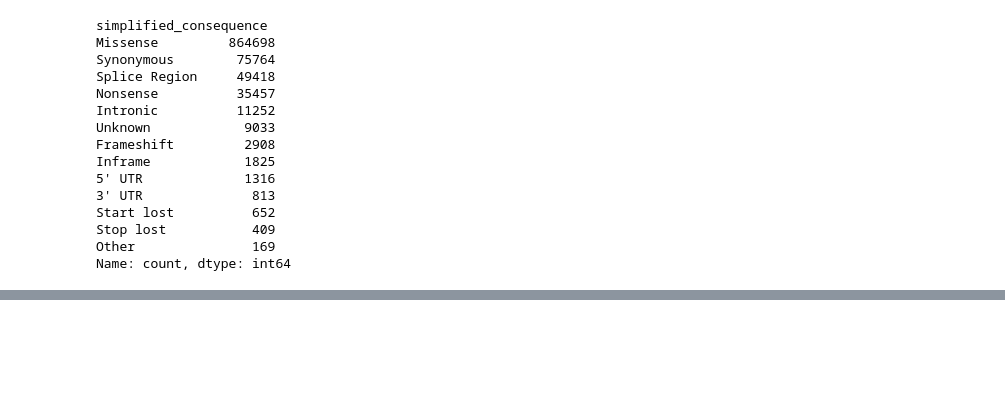
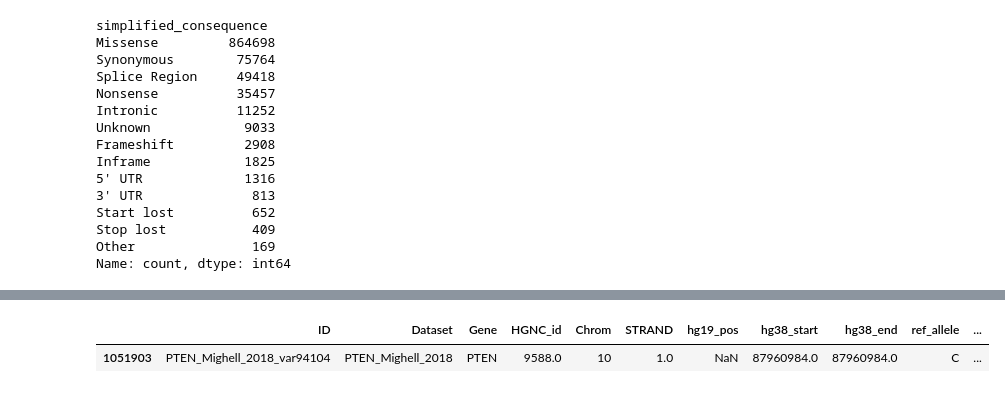
Before and after one commit to Dzeiberg/pillar_project, a Jupyter notebook: 03_Prepare_Scoresets.ipynb, the cells around one changed output, grey strips where cells are left out. Cells and saved outputs as stored; diff of their text form; code cells hidden in the pictures; blank space fills up the shorter version.

```diff
--- a/03_Prepare_Scoresets.ipynb
+++ b/03_Prepare_Scoresets.ipynb
@@ -108,0 +109,5 @@ for setID, scoreset_subsets in tqdm(zip(["Set 1", "Set 2", "Set 3"],scoresets),t
+# %%
+pillar_df[(pillar_df.Dataset == "PTEN_Mighell_2018") & (pillar_df.clinvar_sig.str.contains("enign"))]
+# %% [output]
+|  | ID | Dataset | Gene | HGNC_id | Chrom | STRAND | hg19_pos | hg38_start | hg38_end | ref_allele | ... |
+| 1051903 | PTEN_Mighell_2018_var94104 | PTEN_Mighell_2018 | PTEN | 9588.0 | 10 | 1.0 | NaN | 87960984.0 | 87960984.0 | C | ... |
```
Also changed, not shown: parts of 13 cells of this notebook, 1 other file.
